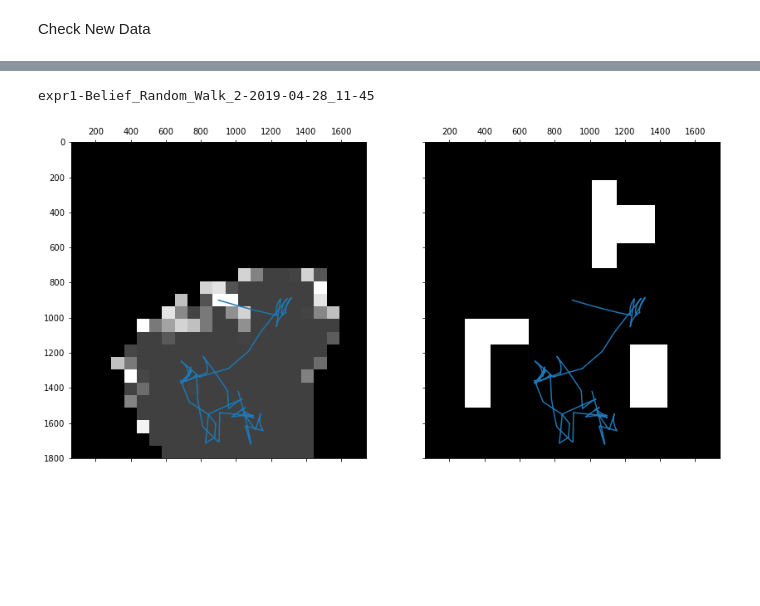
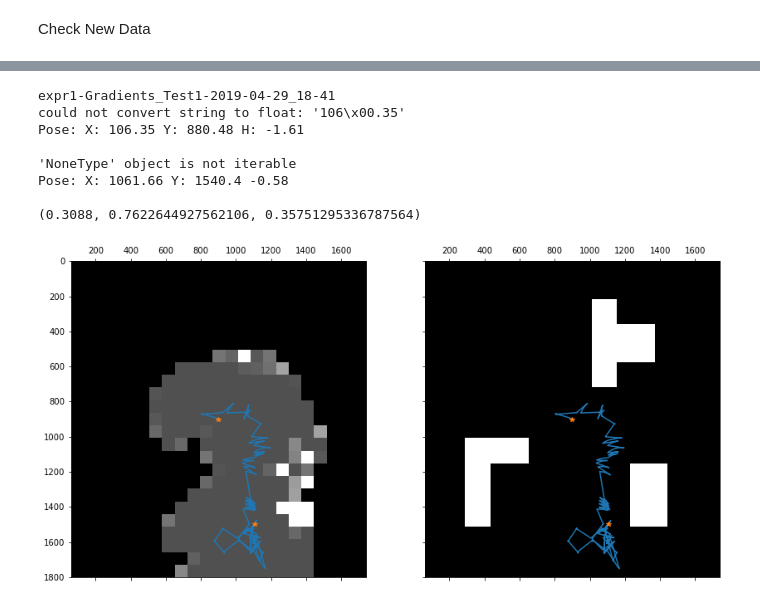
Before and after one commit to mhl787156/RomiExperiments, a Jupyter notebook: scripts/analyseData.ipynb, the cells around one changed output, grey strips where cells are left out. Drawn from its saved outputs; the diff is of its cells as text; code cells hidden in the pictures; blank space fills up the shorter version.

Commit message:
Working gradient method

```diff
--- a/scripts/analyseData.ipynb
+++ b/scripts/analyseData.ipynb
@@ -64,6 +70,5 @@ datafolders
 # %%
-
-currdatapath = os.path.join(datapath, datafolders[4]) # <- just read in one set
+currdatapath = os.path.join(datapath, datafolders[9]) # <- just read in one set
 datafiles = os.listdir(currdatapath)
 mapfile = os.path.join(currdatapath, 'map.map')
 
@@ -396,5 +404,5 @@ list(enumerate(os.listdir(datapath)))
 # %%
-datafoldername = os.listdir(datapath)[7] # <- The file that includes the pose values
+datafoldername = os.listdir(datapath)[17] # <- The file that includes the pose values
 print(datafoldername)
 currdatapath = os.path.join(datapath, datafoldername) # <- just read in one set
 datafiles = os.listdir(currdatapath)
@@ -417,36 +425,44 @@ mapstime = readInMap(os.path.join(currdatapath, 'map.map'))
 mapp = mapstime[-1].copy()
 mapp[mapp >= 100] -= 100
 mapp[mapp >= 0] += 20
 mapp[mapp < 0] = 0
 
-# mapp[mapp >= 31] = 64
+mapp[mapp >= 42] = 64
 # mapp[mapp < 32] = 0
 
 newmapp = np.zeros((1800, 1800))
 stride_x = int(1800/25)
 for i in range(25):
     for j in range(25):
         newmapp[i*stride_x:(i+1)*stride_x, j*stride_x:(j+1)*stride_x] = mapp[i, j]
 
-
 # copy2 = mapstime.copy()
 # copy2[copy2 >= 100] -= 100
-# print(calculateMetricOneSet(datapath, datafoldername, truemap))
+print(calculateMetricOneSet(datapath, datafoldername, truemap))
 
 # res = []
 # for t in range(1, 64):
 #     v = coverage_accuracy_threshold(copy2, t, truemap)[-2]
 #     res.append(v)
 # plt.plot(range(1, 64), res)
 # plt.show()
-
+# newmapp = np.flip(newmapp, 0) #align with path
 
 fig, ax = plt.subplots(1, 2 , sharex='col', sharey='row', figsize=(14, 7))
 ax[0].matshow(newmapp, cmap='gist_gray', interpolation='none')
 ax[0].plot(positions[:, 0], positions[:, 1])
+ax[0].plot(positions[[0, -1], 0], positions[[0, -1], 1], '*')
 ax[1].matshow(resized_truemapp, cmap='gist_gray', interpolation='none')
 ax[1].plot(positions[:, 0], positions[:, 1])
+ax[1].plot(positions[[0, -1], 0], positions[[0, -1], 1], '*')
 plt.show()
 # %% [output]
-expr1-Belief_Random_Walk_2-2019-04-28_11-45
+expr1-Gradients_Test1-2019-04-29_18-41
+could not convert string to float: '106\x00.35'
+Pose: X: 106.35 Y: 880.48 H: -1.61
+
+'NoneType' object is not iterable
+Pose: X: 1061.66 Y: 1540.4 -0.58
+
+(0.3088, 0.7622644927562106, 0.35751295336787564)
-[figure, old version]
+[figure, new version]
```
Also changed, not shown: parts of 4 cells of this notebook, 25 other files.
